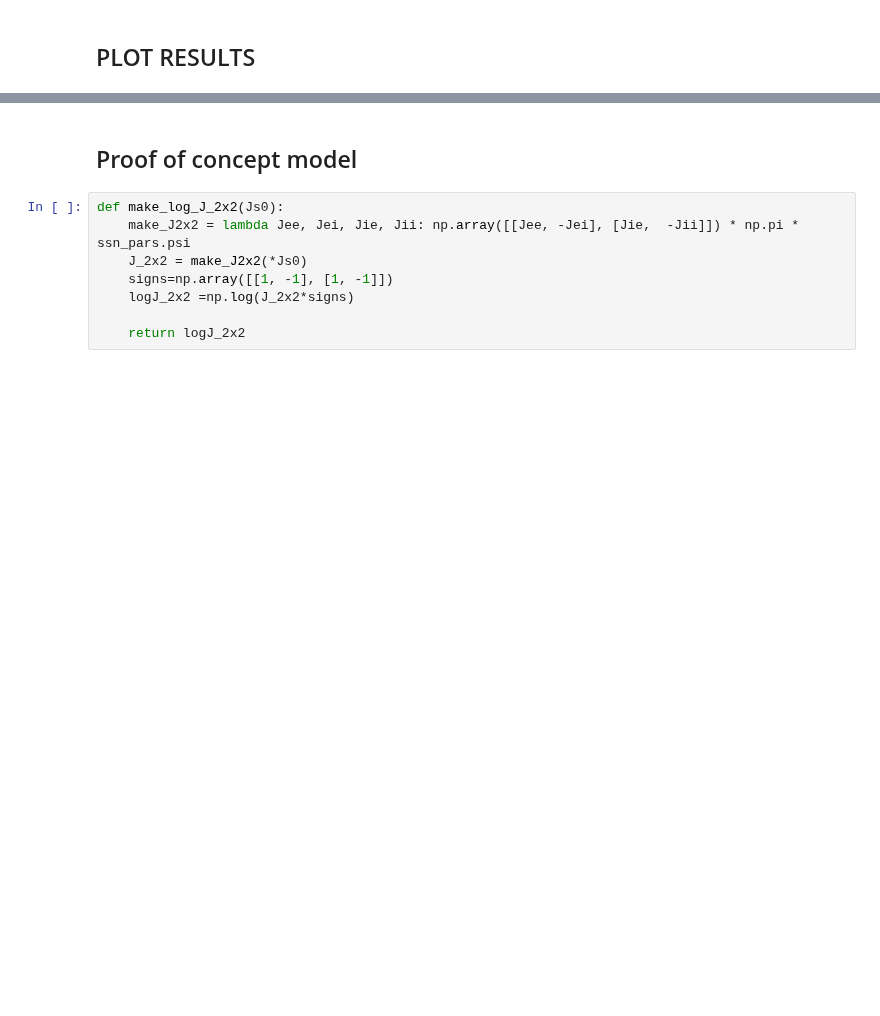
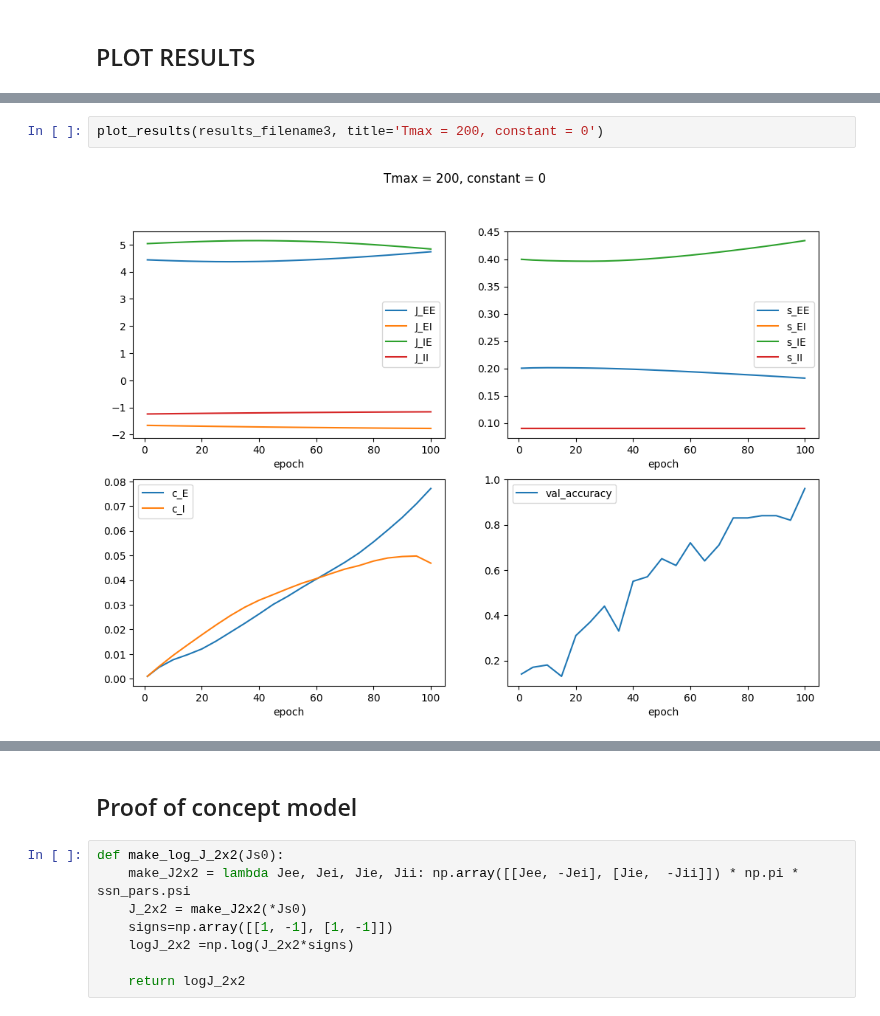
Before and after one commit to clarapecci/SSN_VPL, a Jupyter notebook: 2D_model_new_constant.ipynb, the cells around one changed output, grey strips where cells are left out. Saved outputs shown, nothing was run; the diff lists cells and outputs as text; blank space fills up the shorter version.

```diff
--- a/2D_model_new_constant.ipynb
+++ b/2D_model_new_constant.ipynb
@@ -536,0 +642,4 @@ plot_results(results_filename)
+# %%
+plot_results(results_filename3, title='Tmax = 200, constant = 0')
+# %% [output]
+[figure, added]
```
Also changed, not shown: parts of 22 cells of this notebook.
